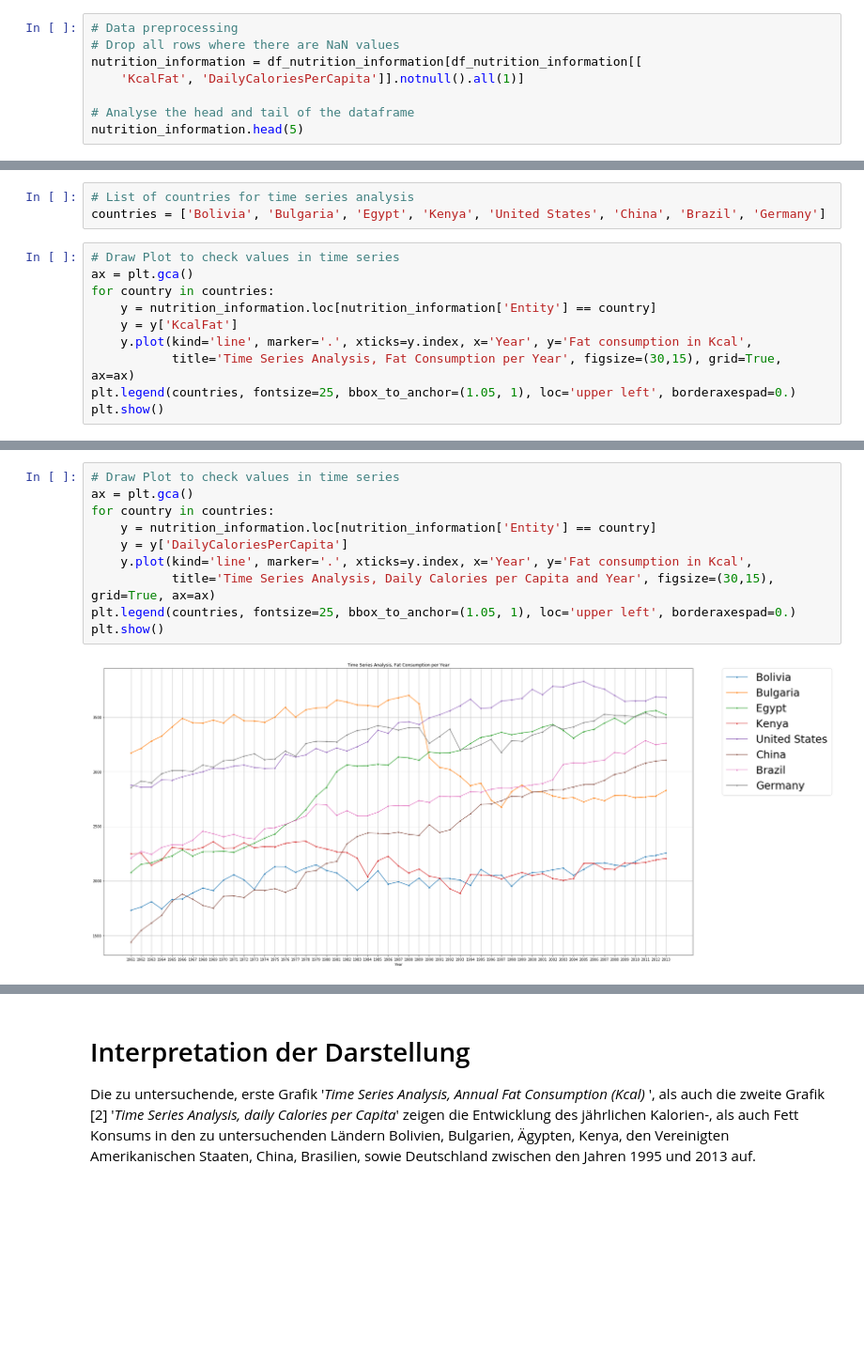
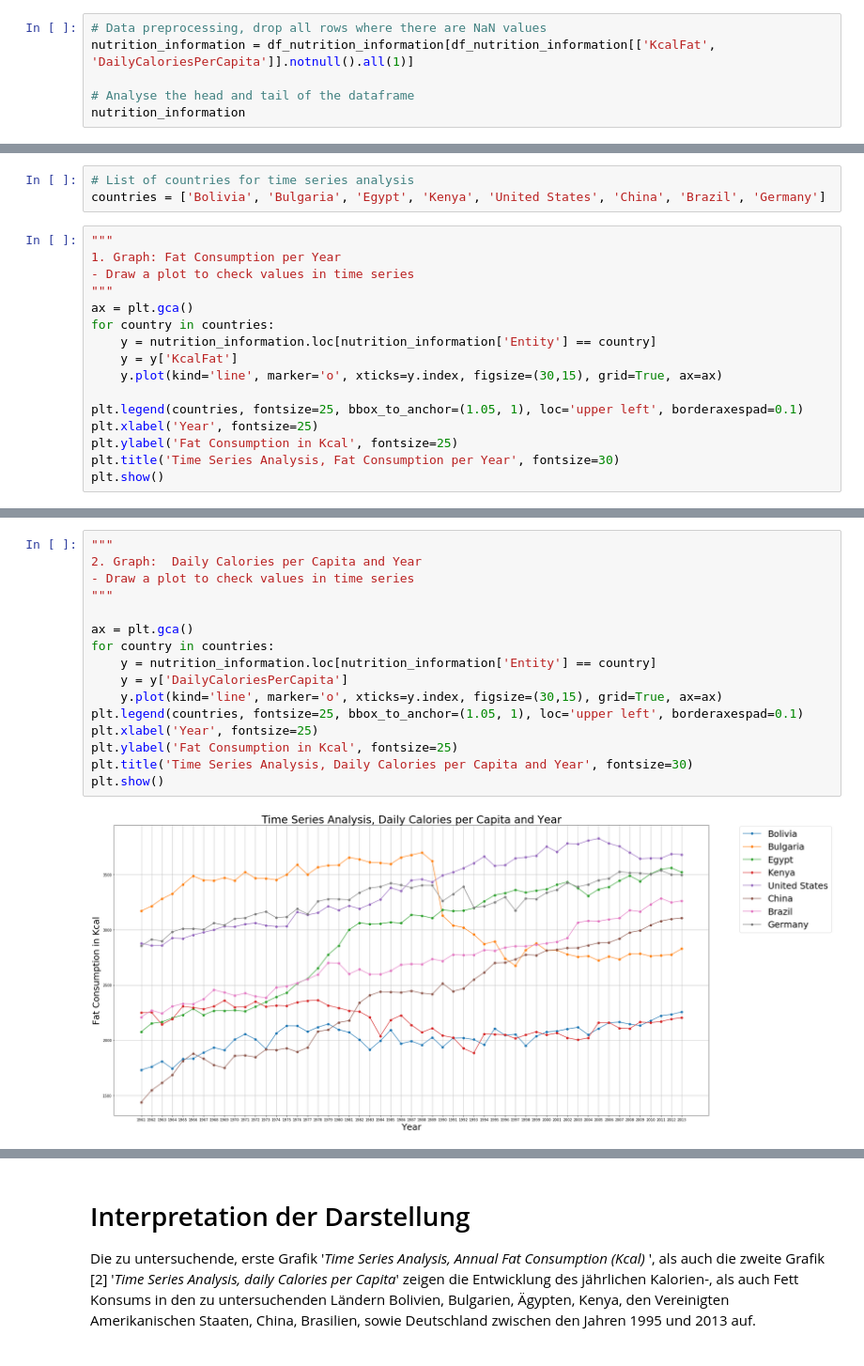
Before and after one commit to JaninaMattes/data-mining-pattern-recogntion, a Jupyter notebook: src/proj1_global_health_app/model/Project1_Global_HealthData_App.ipynb, the cells around one changed output, grey strips where cells are left out. Shown at 94% size. Saved outputs shown, nothing was run; the diff lists cells and outputs as text; blank space fills up the shorter version.

```diff
--- a/src/proj1_global_health_app/model/Project1_Global_HealthData_App.ipynb
+++ b/src/proj1_global_health_app/model/Project1_Global_HealthData_App.ipynb
@@ -466,11 +486,9 @@ print(df_nutrition_information)
 # %%
-# Data preprocessing
-# Drop all rows where there are NaN values
-nutrition_information = df_nutrition_information[df_nutrition_information[[
-    'KcalFat', 'DailyCaloriesPerCapita']].notnull().all(1)]
+# Data preprocessing, drop all rows where there are NaN values
+nutrition_information = df_nutrition_information[df_nutrition_information[['KcalFat', 'DailyCaloriesPerCapita']].notnull().all(1)]
 
 # Analyse the head and tail of the dataframe
-nutrition_information.head(5)
+nutrition_information
 # %% [output]
 |  | Entity | Code | Year | KcalFat | DailyCaloriesPerCapita |
 | 17 | Bolivia | BOL | 1961 | 312.21 | 1732.0 |
@@ -507,13 +530,19 @@ nutrition_information.head()
 # List of countries for time series analysis
 countries = ['Bolivia', 'Bulgaria', 'Egypt', 'Kenya', 'United States', 'China', 'Brazil', 'Germany']
 # %%
-# Draw Plot to check values in time series
+"""
+1. Graph: Fat Consumption per Year
+- Draw a plot to check values in time series
+"""
 ax = plt.gca()
 for country in countries:
     y = nutrition_information.loc[nutrition_information['Entity'] == country]
     y = y['KcalFat']
-    y.plot(kind='line', marker='.', xticks=y.index, x='Year', y='Fat consumption in Kcal',
-           title='Time Series Analysis, Fat Consumption per Year', figsize=(30,15), grid=True, ax=ax)
-plt.legend(countries, fontsize=25, bbox_to_anchor=(1.05, 1), loc='upper left', borderaxespad=0.)
+    y.plot(kind='line', marker='o', xticks=y.index, figsize=(30,15), grid=True, ax=ax)
+
+plt.legend(countries, fontsize=25, bbox_to_anchor=(1.05, 1), loc='upper left', borderaxespad=0.1)
+plt.xlabel('Year', fontsize=25)
+plt.ylabel('Fat Consumption in Kcal', fontsize=25)
+plt.title('Time Series Analysis, Fat Consumption per Year', fontsize=30)
 plt.show()
 # %% [output]
@@ -521,12 +550,18 @@ plt.show()
 # %%
-# Draw Plot to check values in time series
+"""
+2. Graph:  Daily Calories per Capita and Year
+- Draw a plot to check values in time series
+"""
+
 ax = plt.gca()
 for country in countries:
     y = nutrition_information.loc[nutrition_information['Entity'] == country]
     y = y['DailyCaloriesPerCapita']
-    y.plot(kind='line', marker='.', xticks=y.index, x='Year', y='Fat consumption in Kcal',
-           title='Time Series Analysis, Daily Calories per Capita and Year', figsize=(30,15), grid=True, ax=ax)
-plt.legend(countries, fontsize=25, bbox_to_anchor=(1.05, 1), loc='upper left', borderaxespad=0.)
+    y.plot(kind='line', marker='o', xticks=y.index, figsize=(30,15), grid=True, ax=ax)
+plt.legend(countries, fontsize=25, bbox_to_anchor=(1.05, 1), loc='upper left', borderaxespad=0.1)
+plt.xlabel('Year', fontsize=25)
+plt.ylabel('Fat Consumption in Kcal', fontsize=25)
+plt.title('Time Series Analysis, Daily Calories per Capita and Year', fontsize=30)
 plt.show()
 # %% [output]
-[figure, old version]
+[figure, new version]
```
Also changed, not shown: parts of 13 cells of this notebook.
